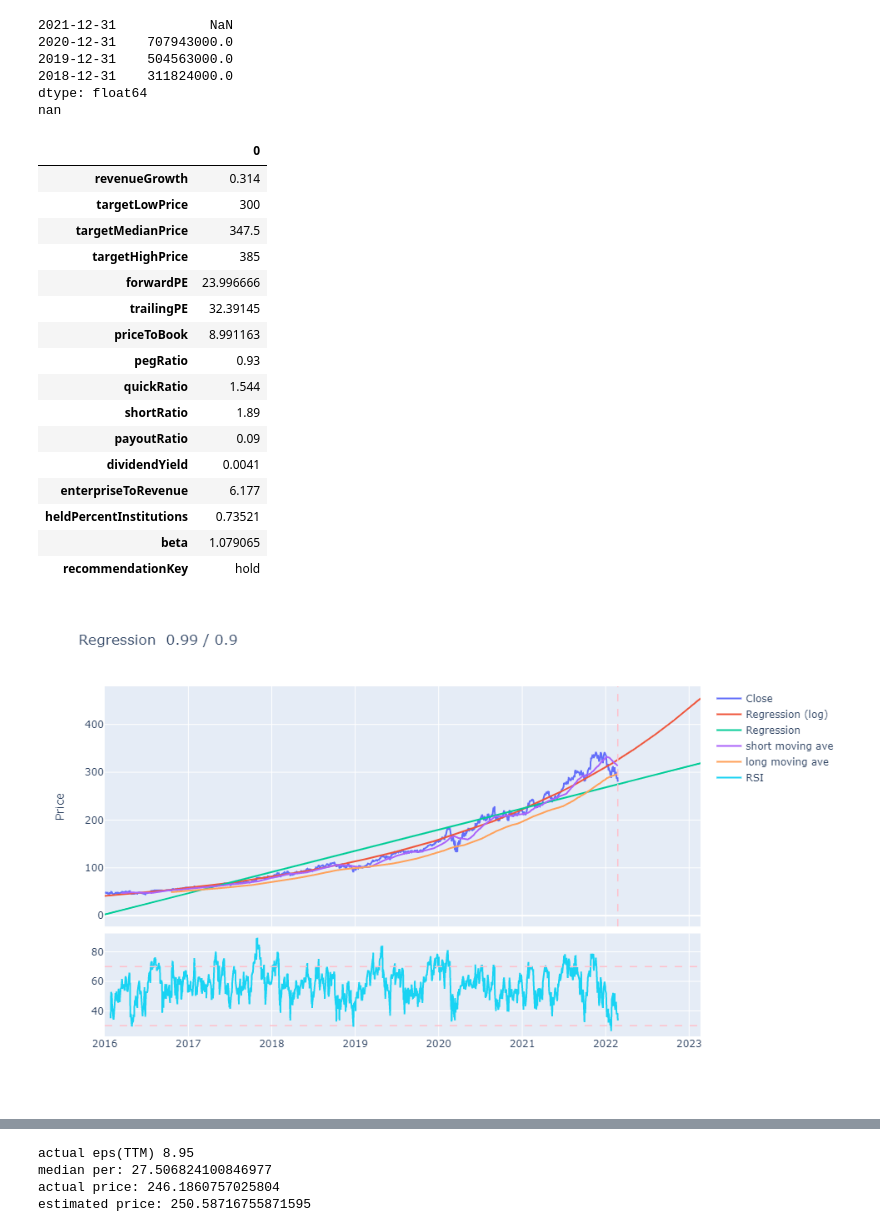
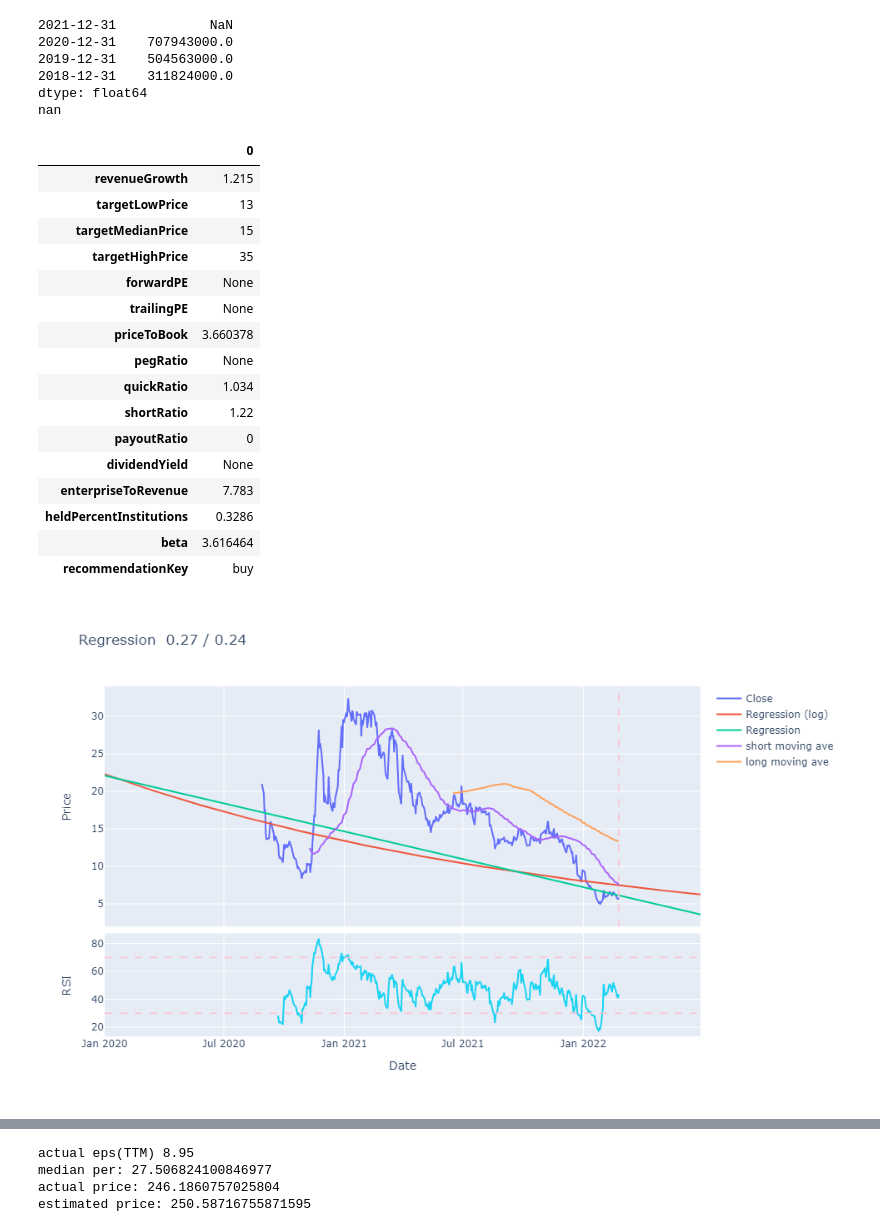
Before and after one commit to shcy1308/Stock-Analysis, a Jupyter notebook: single stock analysis.ipynb, the cells around one changed output, grey strips where cells are left out. Drawn from its saved outputs; the diff is of its cells as text; code cells hidden in the pictures.

```diff
--- a/single stock analysis.ipynb
+++ b/single stock analysis.ipynb
@@ -10,7 +10,7 @@ import plotly.graph_objects as go
 from plotly.subplots import make_subplots
 # %%
 ################# input ticker ###############
-ticker = "msft"
+ticker = "gp"
 
 stock = yf.Ticker(ticker)
 # %%
@@ -138,22 +138,22 @@ basic_info.index = variables
 basic_info
 # %% [output]
 |  | 0 |
-| revenueGrowth | 0.314 |
-| targetLowPrice | 300 |
-| targetMedianPrice | 347.5 |
-| targetHighPrice | 385 |
-| forwardPE | 23.996666 |
-| trailingPE | 32.39145 |
-| priceToBook | 8.991163 |
-| pegRatio | 0.93 |
-| quickRatio | 1.544 |
-| shortRatio | 1.89 |
-| payoutRatio | 0.09 |
-| dividendYield | 0.0041 |
-| enterpriseToRevenue | 6.177 |
-| heldPercentInstitutions | 0.73521 |
-| beta | 1.079065 |
-| recommendationKey | hold |
+| revenueGrowth | 1.215 |
+| targetLowPrice | 13 |
+| targetMedianPrice | 15 |
+| targetHighPrice | 35 |
+| forwardPE | None |
+| trailingPE | None |
+| priceToBook | 3.660378 |
+| pegRatio | None |
+| quickRatio | 1.034 |
+| shortRatio | 1.22 |
+| payoutRatio | 0 |
+| dividendYield | None |
+| enterpriseToRevenue | 7.783 |
+| heldPercentInstitutions | 0.3286 |
+| beta | 3.616464 |
+| recommendationKey | buy |
 # %%
 ########### type of moving ave ############
 def sma(price, days):
@@ -169,7 +169,7 @@ def ema(price, smooth, days):
 # %%
 ############### price range ####################
 tdy = dt.datetime.today()
-stdate = '2016-01-01'
+stdate = '2020-01-01'
 eddate_tr = tdy
 eddate_te = tdy
 
@@ -238,33 +238,37 @@ for i in range(1, len(skgl_rsi)):
     if skgl_rsi[i] >= 0:
         cg = skgl_rsi[i]
         cl = 0
     elif skgl_rsi[i] < 0:
         cg = 0
         cl = skgl_rsi[i]
 
     gain_ave = (gain_aves[i-1]*13 + cg)/14
     gain_aves.append(gain_ave)
 
     loss_ave = (loss_aves[i-1]*13 + cl)/14
     loss_aves.append(loss_ave)
 
 rs = abs(np.array(gain_aves)/np.array(loss_aves))
 rsi = 100 - 100/(1 + rs)
 
 ## plots
 fig = make_subplots(rows=2, cols=1, shared_xaxes=True, vertical_spacing=0.02, row_heights = [0.7, 0.3])
 
 fig.add_trace(go.Scatter(x = dates_te, y = skclose_te, name = 'Close'), row=1, col=1)
 fig.add_trace(go.Scatter(x = tm_pred, y = pred_close1, name = 'Regression (log)'), row=1, col=1)
 fig.add_trace(go.Scatter(x = tm_pred, y = pred_close2, name = 'Regression'), row=1, col=1)
 fig.add_trace(go.Scatter(x = tm_mas, y = mashort, name = 'short moving ave'), row=1, col=1)
 fig.add_trace(go.Scatter(x = tm_mal, y = malong, name = 'long moving ave'),row=1, col=1)
 fig.add_vline(x = dates_tr[-1], line_width = 1.5, line_dash = 'dash', line_color = 'pink', row=1, col=1)
 
-fig.add_trace(go.Scatter(x = dates_te[15:], y = rsi, name = 'RSI'), row = 2, col = 1)
+fig.add_trace(go.Scatter(x = dates_te[15:], y = rsi, showlegend = False), row = 2, col = 1)
 fig.add_hline(y = 30, line_width = 1.5, line_dash = 'dash', line_color = 'pink', row=2, col=1)
 fig.add_hline(y = 70, line_width = 1.5, line_dash = 'dash', line_color = 'pink', row=2, col=1)
-fig.update_layout(title='Regression  '+str(close_score1)+' / '+str(close_score2), yaxis_title='Price', width = 950, height = 600)
+
+fig['layout']['xaxis2']['title'] = 'Date'
+fig['layout']['yaxis']['title']='Price'
+fig['layout']['yaxis2']['title']='RSI'
+fig.update_layout(title='Regression  '+str(close_score1)+' / '+str(close_score2), width = 950, height = 600)
 fig.show()
 # %% [output]
-[figure, old version]
+[figure, new version]
```
Also changed, not shown: parts of 3 cells of this notebook.
